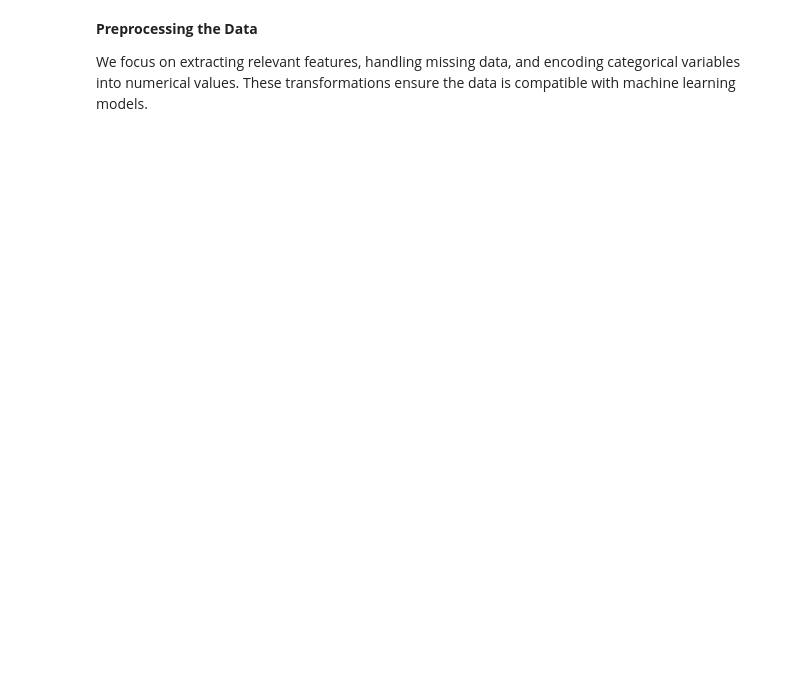
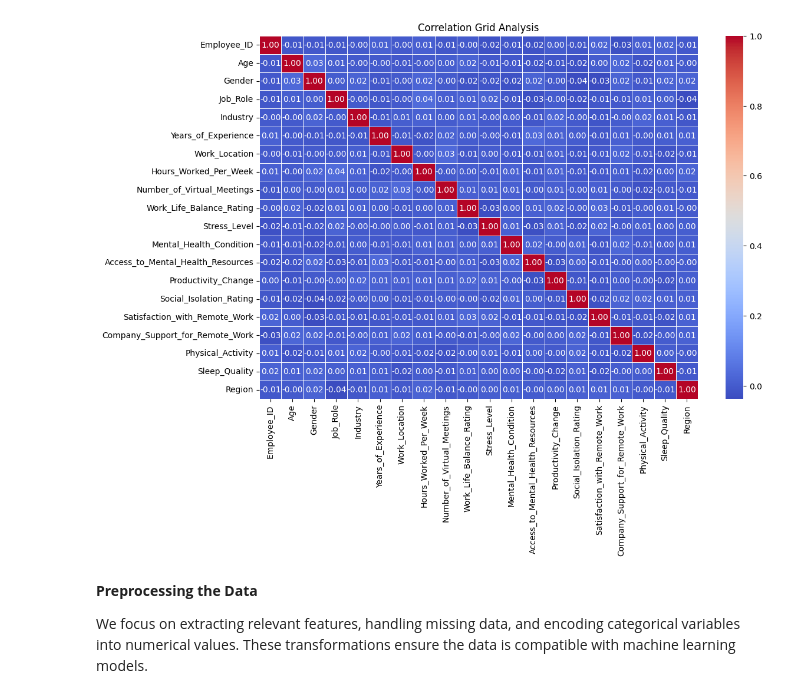
Before and after one commit to Thundderr/CSC466Project, a Jupyter notebook: 466_project.ipynb, the cells around one changed output. Drawn from its saved outputs; the diff is of its cells as text; code cells hidden in the pictures; blank space fills up the shorter version.

```diff
--- a/466_project.ipynb
+++ b/466_project.ipynb
@@ -26,0 +31,10 @@ data.head()
+# %%
+# Download latest path
+path = kagglehub.dataset_download("waqi786/remote-work-and-mental-health")
+
+csv_file_path = f"{path}/Impact_of_Remote_Work_on_Mental_Health.csv"
+
+# Load the dataset
+df = pd.read_csv(csv_file_path)
+
+df.head()
@@ -27,3 +48,19 @@ data.head()
+# %%
+# Convert non-numeric data to numeric for correlation calculation
+df_numeric = df.copy()
+for col in df_numeric.select_dtypes(include='object').columns:
+    df_numeric[col] = df_numeric[col].astype('category').cat.codes
+
+# Calculate the correlation matrix
+correlation_matrix = df_numeric.corr()
+
+# Plot the correlation grid as a heatmap
+plt.figure(figsize=(12, 8))
+sns.heatmap(correlation_matrix, annot=True, cmap="coolwarm", fmt=".2f", linewidths=0.5)
+plt.title("Correlation Grid Analysis")
+plt.show()
+# %% [output]
+[figure, added]
 # %% [markdown]
 **Preprocessing the Data**
 
```
Also changed, not shown: parts of 11 cells of this notebook, 1 other file.
